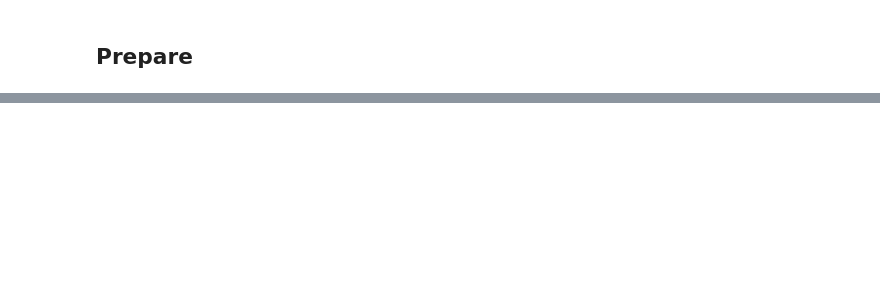
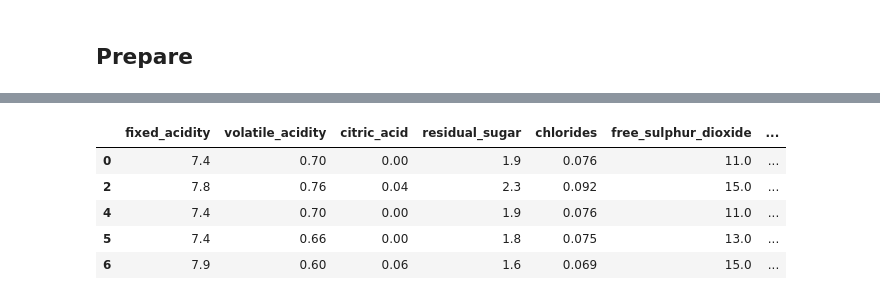
Before and after one commit to clustering-the-wines/wine_clustering, a Jupyter notebook: final_report.ipynb, the cells around one changed output, grey strips where cells are left out. Cells and saved outputs as stored; diff of their text form; code cells hidden in the pictures; blank space fills up the shorter version.

```diff
--- a/final_report.ipynb
+++ b/final_report.ipynb
@@ -48,3 +91,21 @@
 </br>
 
 * Each row represents a wine and each column is a feature of that wine
+# %%
+#This function takes in a dataframe,
+#the threshold and a list of columns
+#and returns the dataframe with outliers removed
+
+cols = ['fixed_acidity', 'volatile_acidity', 'citric_acid', 'residual_sugar',
+       'chlorides', 'free_sulphur_dioxide', 'total_sulphur_dioxide', 'density',
+       'pH', 'sulphates', 'alcohol']
+# cols above are the columns we want to check and remove outliers
+df = prepare.remove_outliers(df, 2.5, cols)
+df.head()
+# %% [output]
+|  | fixed_acidity | volatile_acidity | citric_acid | residual_sugar | chlorides | free_sulphur_dioxide | ... |
+| 0 | 7.4 | 0.70 | 0.00 | 1.9 | 0.076 | 11.0 | ... |
+| 2 | 7.8 | 0.76 | 0.04 | 2.3 | 0.092 | 15.0 | ... |
+| 4 | 7.4 | 0.70 | 0.00 | 1.9 | 0.076 | 11.0 | ... |
+| 5 | 7.4 | 0.66 | 0.00 | 1.8 | 0.075 | 13.0 | ... |
+| 6 | 7.9 | 0.60 | 0.06 | 1.6 | 0.069 | 15.0 | ... |
```
Also changed, not shown: parts of 37 cells of this notebook.
